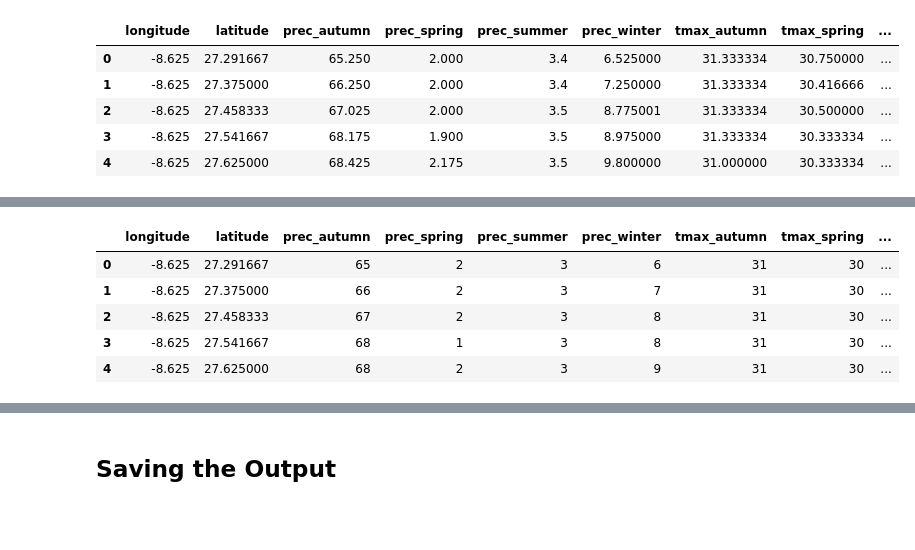
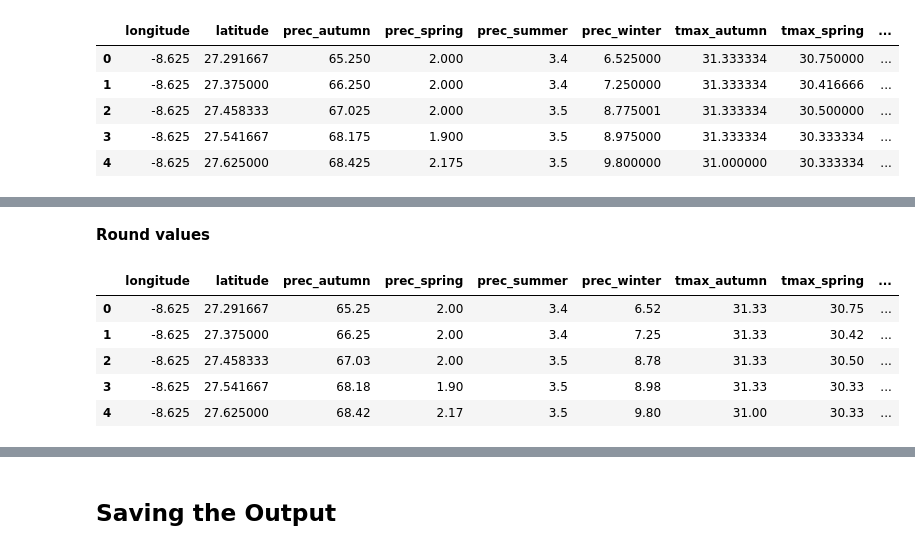
Before and after one commit to b-fatma/S2I-DM, a Jupyter notebook: src/3_merge/v2/merge_3_add_climate.ipynb, the cells around one changed output, grey strips where cells are left out. Saved outputs shown, nothing was run; the diff lists cells and outputs as text; code cells hidden in the pictures; blank space fills up the shorter version.

```diff
--- a/src/3_merge/v2/merge_3_add_climate.ipynb
+++ b/src/3_merge/v2/merge_3_add_climate.ipynb
@@ -57,11 +75,13 @@ climate_gdf.head()
+# %% [markdown]
+**Round values**
 # %%
 cols_to_convert = [*[x for x in climate_df.columns if x.startswith('tmax')], *[x for x in climate_df.columns if x.startswith('tmin')], *[x for x in climate_df.columns if x.startswith('prec')]]
-climate_gdf[cols_to_convert] = climate_gdf[cols_to_convert].astype(int)
+climate_gdf[cols_to_convert] = round(climate_gdf[cols_to_convert], 2)
 climate_gdf.head()
 # %% [output]
 |  | longitude | latitude | prec_autumn | prec_spring | prec_summer | prec_winter | tmax_autumn | tmax_spring | ... |
-| 0 | -8.625 | 27.291667 | 65 | 2 | 3 | 6 | 31 | 30 | ... |
-| 1 | -8.625 | 27.375000 | 66 | 2 | 3 | 7 | 31 | 30 | ... |
-| 2 | -8.625 | 27.458333 | 67 | 2 | 3 | 8 | 31 | 30 | ... |
-| 3 | -8.625 | 27.541667 | 68 | 1 | 3 | 8 | 31 | 30 | ... |
-| 4 | -8.625 | 27.625000 | 68 | 2 | 3 | 9 | 31 | 30 | ... |
+| 0 | -8.625 | 27.291667 | 65.25 | 2.00 | 3.4 | 6.52 | 31.33 | 30.75 | ... |
+| 1 | -8.625 | 27.375000 | 66.25 | 2.00 | 3.4 | 7.25 | 31.33 | 30.42 | ... |
+| 2 | -8.625 | 27.458333 | 67.03 | 2.00 | 3.5 | 8.78 | 31.33 | 30.50 | ... |
+| 3 | -8.625 | 27.541667 | 68.18 | 1.90 | 3.5 | 8.98 | 31.33 | 30.33 | ... |
+| 4 | -8.625 | 27.625000 | 68.42 | 2.17 | 3.5 | 9.80 | 31.00 | 30.33 | ... |
```
Also changed, not shown: parts of 14 cells of this notebook.
